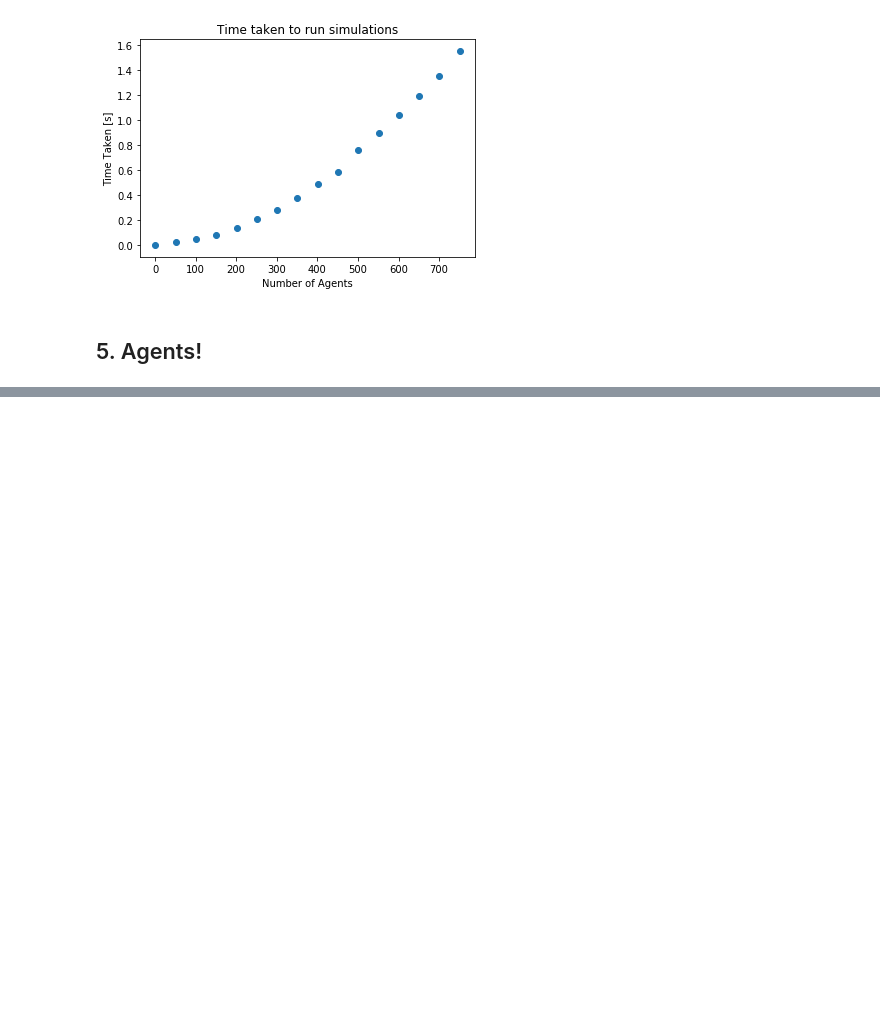
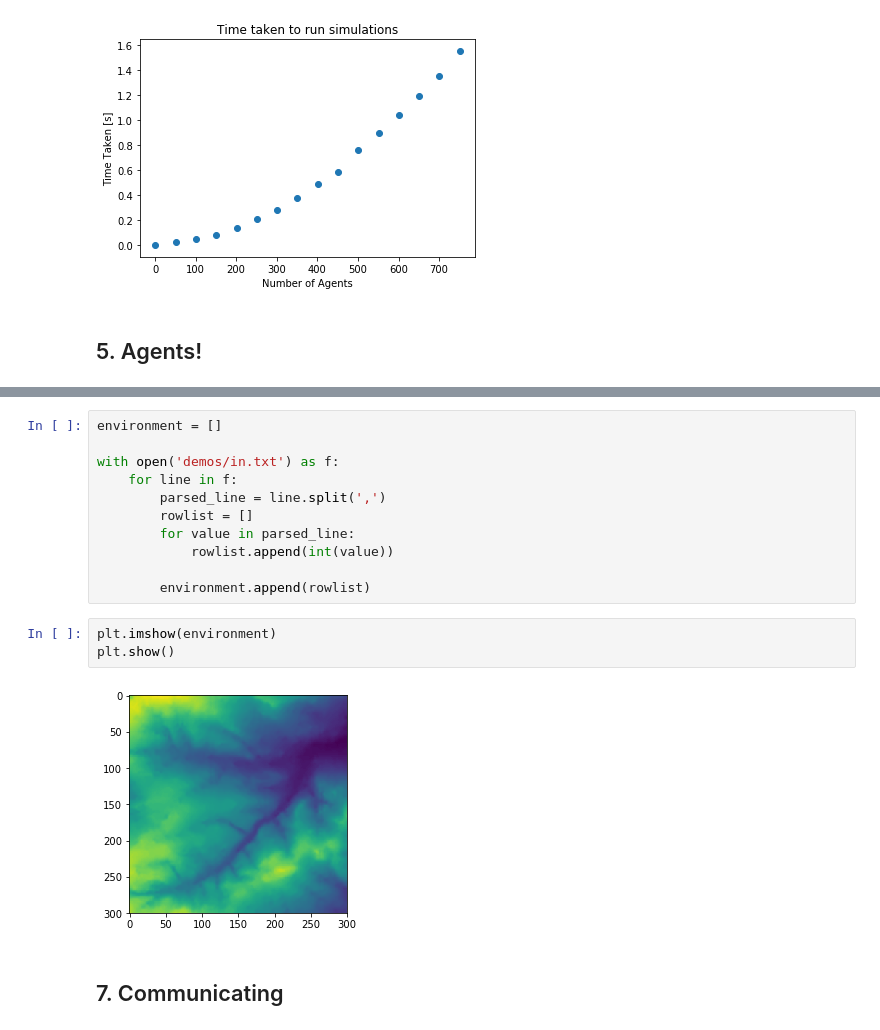
Before and after one commit to amiraliemami/SheepSim, a Jupyter notebook: Jupyter Workbook.ipynb, the cells around one changed output, grey strips where cells are left out. Drawn from its saved outputs; the diff is of its cells as text; blank space fills up the shorter version.

```diff
--- a/Jupyter Workbook.ipynb
+++ b/Jupyter Workbook.ipynb
@@ -319,0 +365,18 @@ rocket 2 at [20, 40]
+# %%
+environment = []
+
+with open('demos/in.txt') as f:
+    for line in f:
+        parsed_line = line.split(',')
+        rowlist = []
+        for value in parsed_line:
+            rowlist.append(int(value))
+
+        environment.append(rowlist)
+# %%
+plt.imshow(environment)
+plt.show()
+# %% [output]
+[figure, added]
+# %% [markdown]
+## 7. Communicating
```
Also changed, not shown: parts of 16 cells of this notebook, 3 other files.
